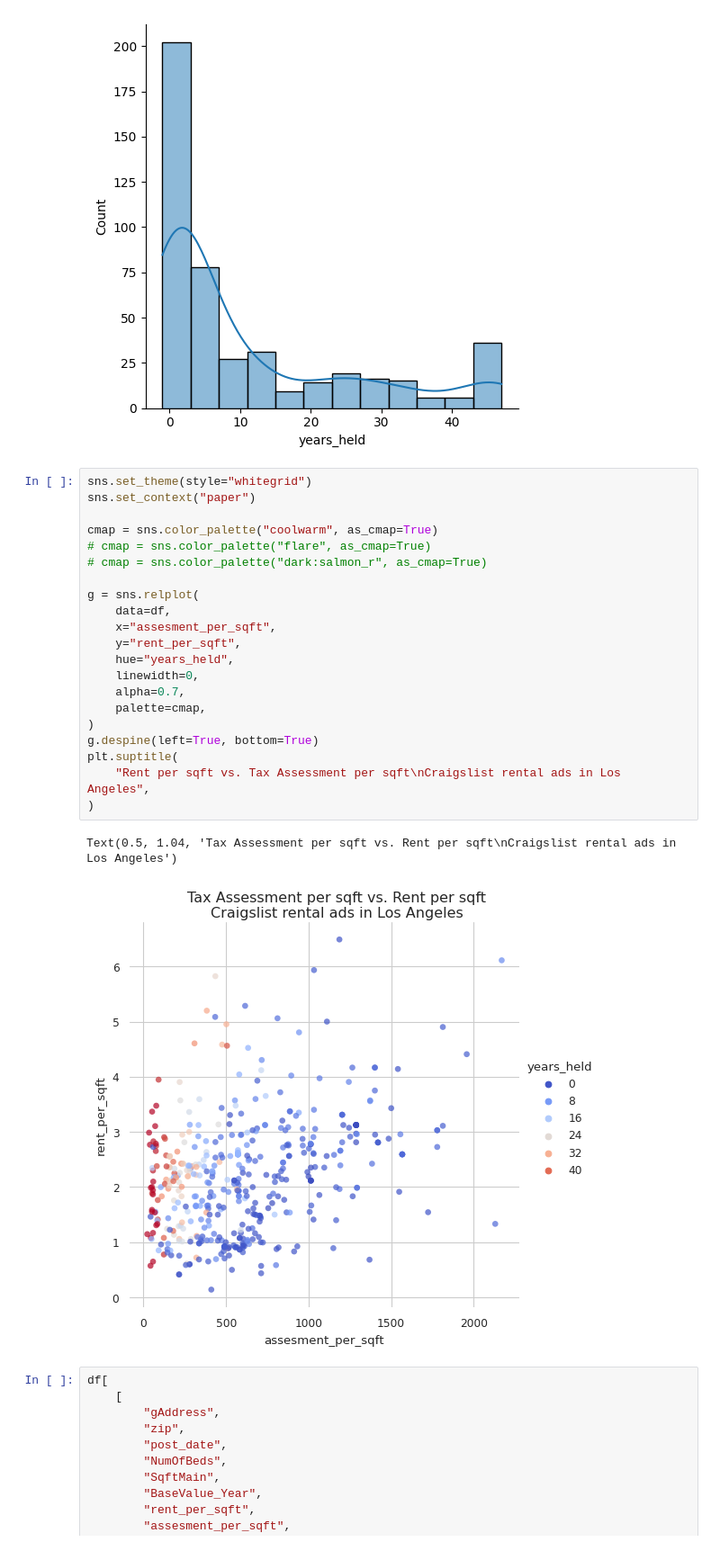
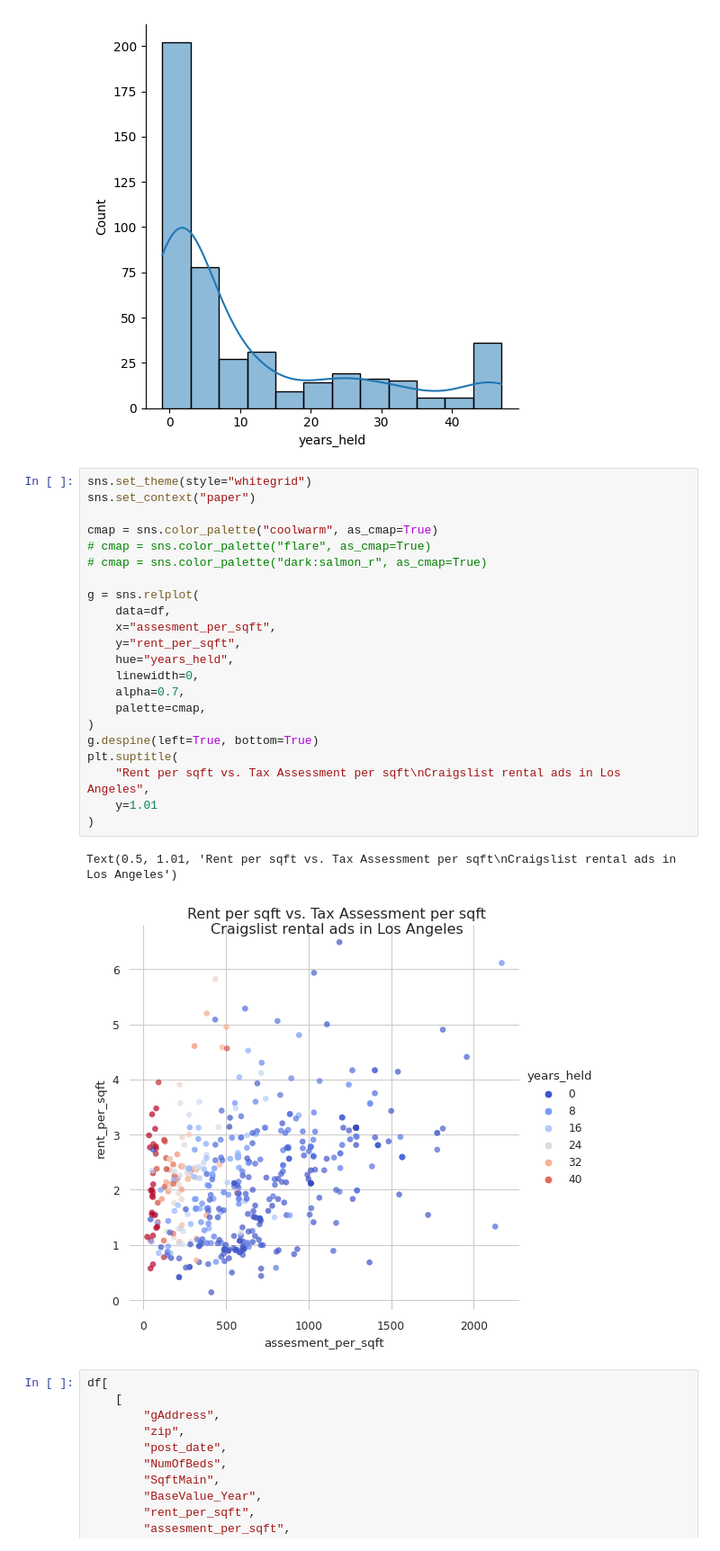
Before and after one commit to rcompton/ryancompton.net, a Jupyter notebook: assets/tax_joined.ipynb, the cells around one changed output. Shown at 90% size. Drawn from its saved outputs; the diff is of its cells as text.

```diff
--- a/assets/tax_joined.ipynb
+++ b/assets/tax_joined.ipynb
@@ -61,27 +61,28 @@ for column in [
 # %%
 sns.set_theme(style="whitegrid")
 sns.set_context("paper")
 
 cmap = sns.color_palette("coolwarm", as_cmap=True)
 # cmap = sns.color_palette("flare", as_cmap=True)
 # cmap = sns.color_palette("dark:salmon_r", as_cmap=True)
 
 g = sns.relplot(
     data=df,
     x="assesment_per_sqft",
     y="rent_per_sqft",
     hue="years_held",
     linewidth=0,
     alpha=0.7,
     palette=cmap,
 )
 g.despine(left=True, bottom=True)
 plt.suptitle(
     "Rent per sqft vs. Tax Assessment per sqft\nCraigslist rental ads in Los Angeles",
+    y=1.01
 )
 # %% [output]
-Text(0.5, 1.04, 'Tax Assessment per sqft vs. Rent per sqft\nCraigslist rental ads in Los Angeles')
+Text(0.5, 1.01, 'Rent per sqft vs. Tax Assessment per sqft\nCraigslist rental ads in Los Angeles')
-[figure, old version]
+[figure, new version]
 # %%
 df[
     [
```
Also changed, not shown: 2 other files.
